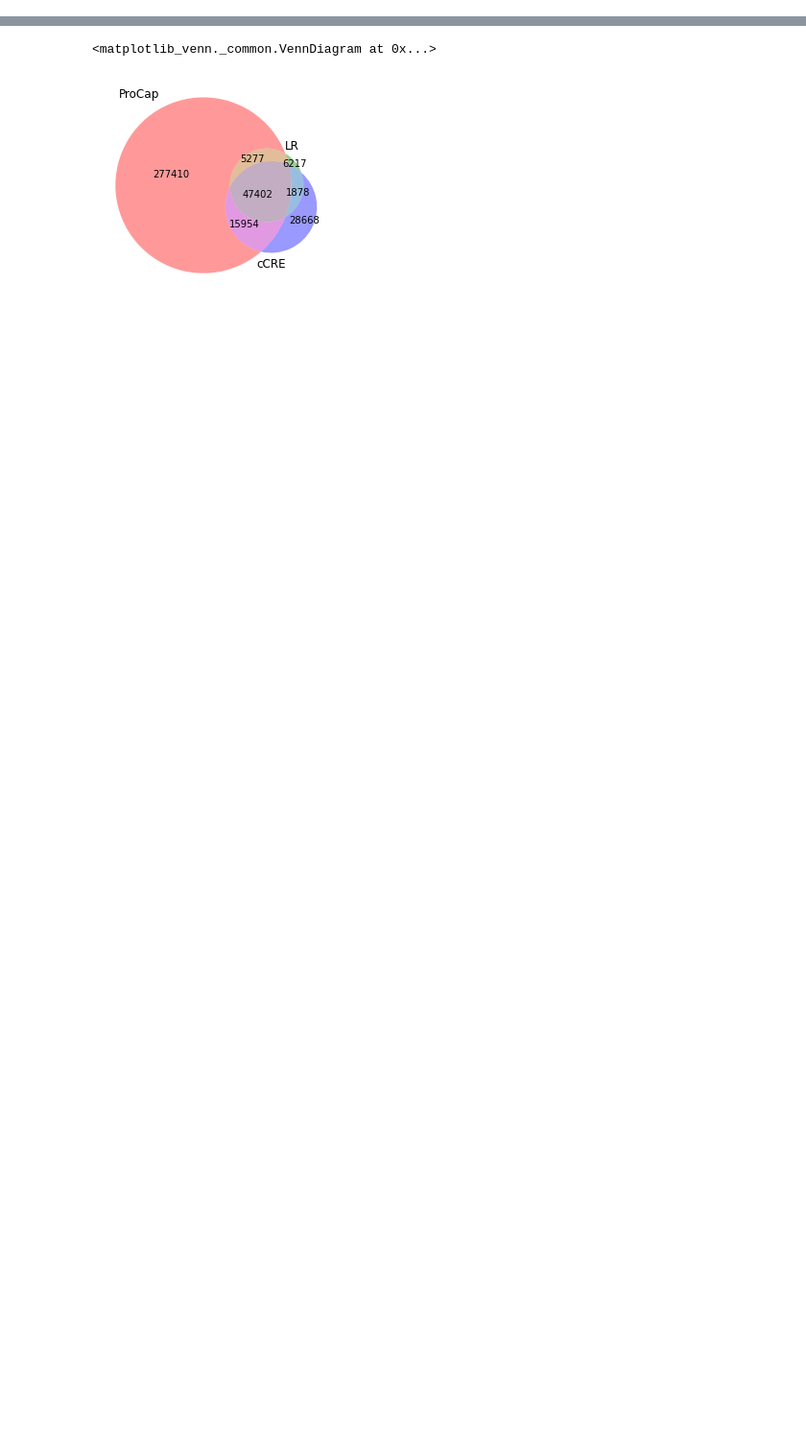
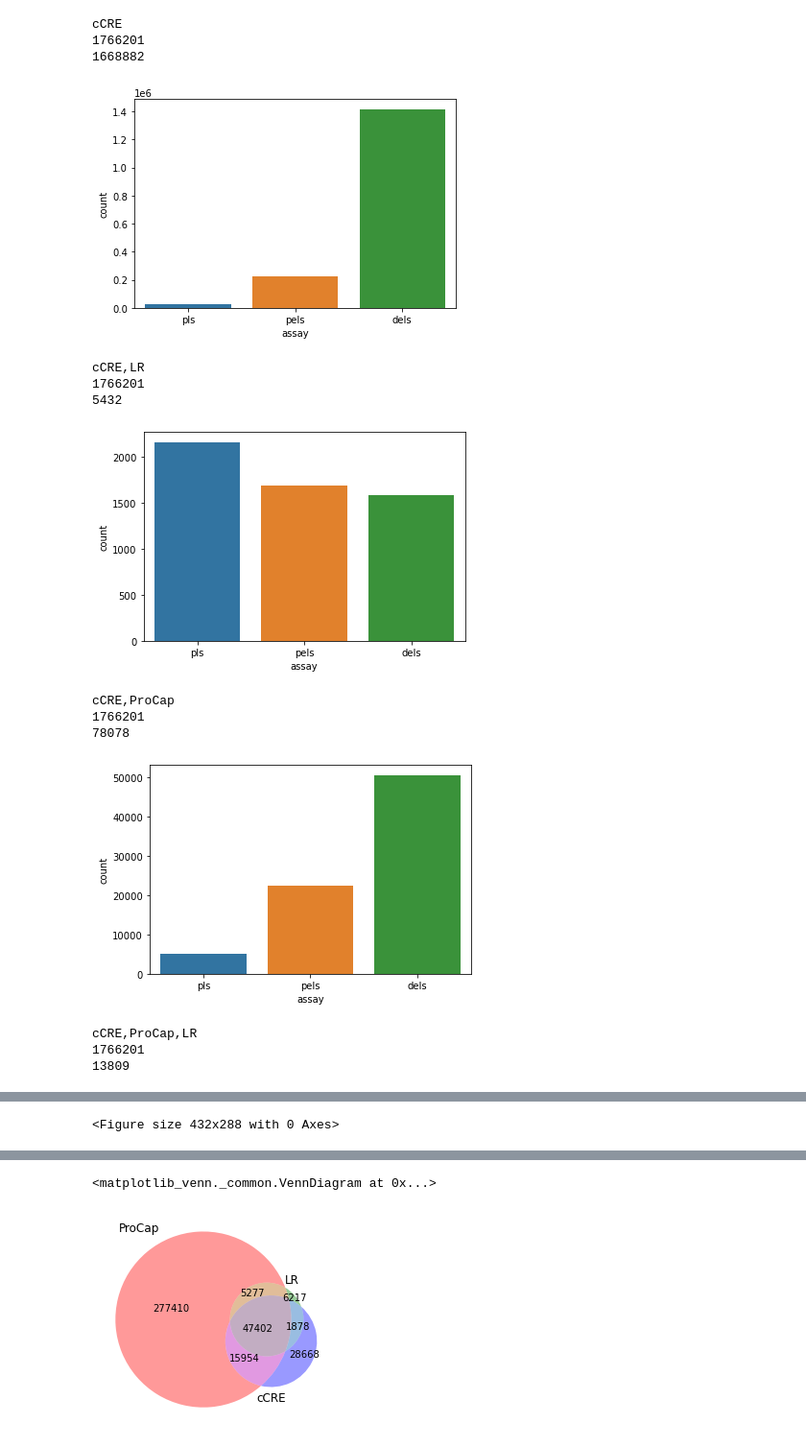
Before and after one commit to fairliereese/encode_promoters, a Jupyter notebook: 230905_intersect_dev.ipynb, the cells around one changed output, grey strips where cells are left out. Shown at 96% size. Cells and saved outputs as stored; diff of their text form; code cells hidden in the pictures; blank space fills up the shorter version.

```diff
--- a/230905_intersect_dev.ipynb
+++ b/230905_intersect_dev.ipynb
@@ -153,0 +158,32 @@ df = three_way_intersect(files_1,
+# %%
+for key, item in int_beds.items():
+    if files_a_name not in key:
+        continue
+    print(key)
+    df = int_beds[key]
+    ccre_df = read_beds(files_a, files_a_name)
+
+    # get regions from original thing that were present in this
+    # intersection file
+    print(len(ccre_df.index))
+    ccre_df = ccre_df.loc[ccre_df.region_id.isin(df.region_id.tolist())]
+    print(len(ccre_df.index))
+    sns.countplot(ccre_df, x='assay')
+    plt.show()
+    plt.clf()
+# %% [output]
+cCRE
+1766201
+1668882
+[figure, added]
+cCRE,LR
+1766201
+5432
+[figure, added]
+cCRE,ProCap
+1766201
+78078
+[figure, added]
+cCRE,ProCap,LR
+1766201
+13809
@@ -153,0 +191 @@ df = three_way_intersect(files_1,
+<Figure size 432x288 with 0 Axes>
```
Also changed, not shown: parts of 15 cells of this notebook.
